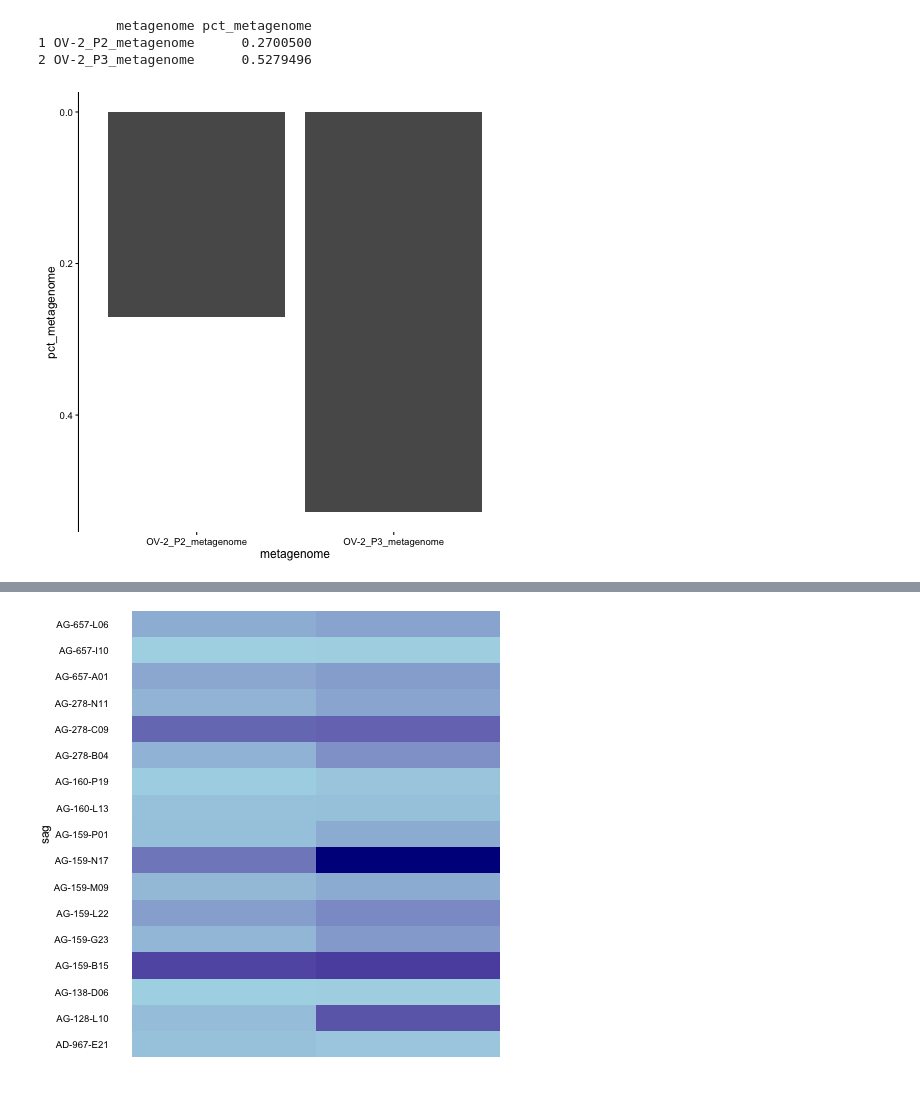
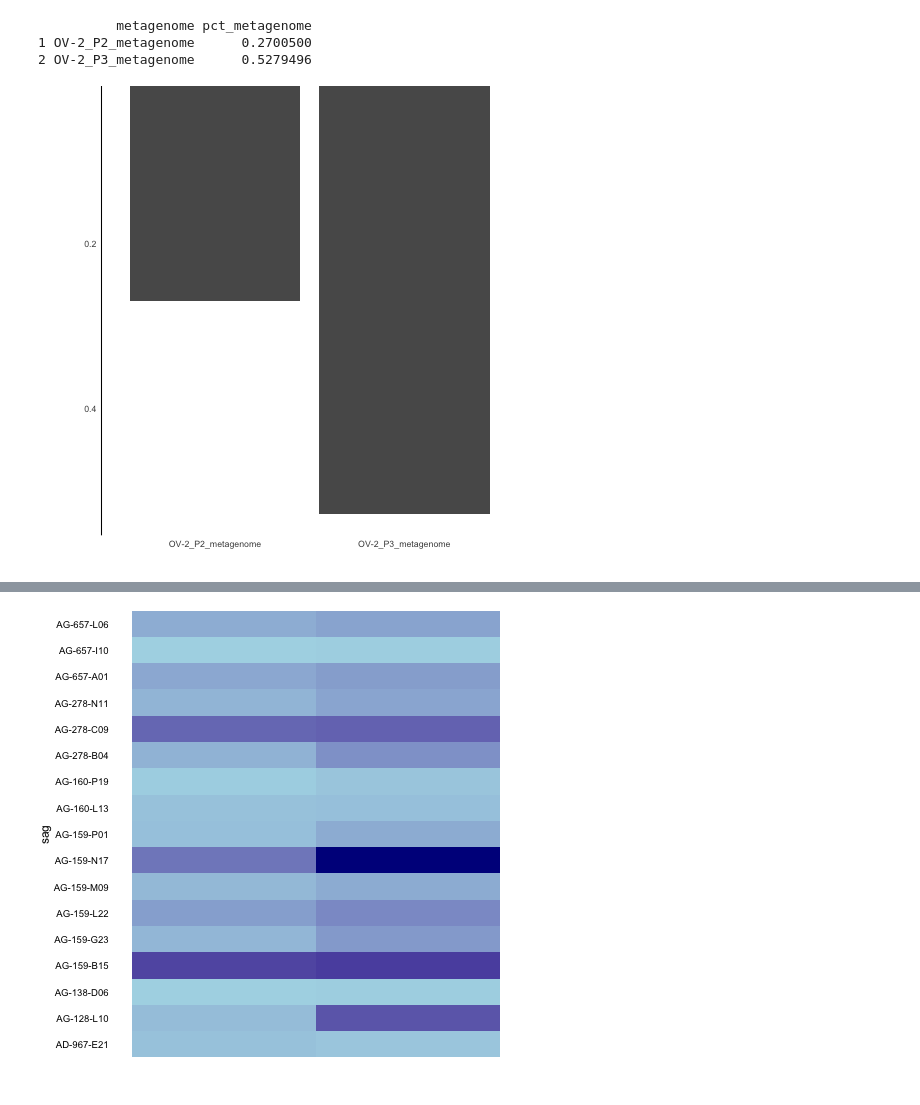
Before and after one commit to BigelowLab/sag-mg-recruit, a Jupyter notebook: notebooks/Plotting.ipynb, the cells around one changed output, grey strips where cells are left out. Cells and saved outputs as stored; diff of their text form; code cells hidden in the pictures.

```diff
--- a/notebooks/Plotting.ipynb
+++ b/notebooks/Plotting.ipynb
@@ -56,7 +60,7 @@ nrow(mg_summary)%>%print
 [1] 2
 # %%
 %%R
-total_bp <- pairs[,10] %>% unique %>% sum
+total_bp <- df %>% filter(sag != "concatenated_sags") %>% unique %>% sum
 print(total_bp)
 # %% [output]
 [1] 15856077
@@ -96,10 +100,18 @@ print(underplot)
 2 OV-2_P3_metagenome      0.5279496
 # %%
 %%R
-u <- underplot %>% ggplot(aes(metagenome, pct_metagenome)) + geom_bar(stat="identity") + theme_classic() + scale_y_reverse()
-plot(u + theme(axis.line.y = element_line(color="black")))
+u <- underplot %>% ggplot(aes(metagenome, pct_metagenome)) + geom_bar(stat="identity") +  scale_y_reverse()
+u <- u + theme(axis.line.y = element_line(color="black"))+ scale_x_discrete()
+punder <- u + labs(y="", x="") + theme(plot.margin=unit(c(-30,0,5,32), "pt"))
+punder <- punder + theme(panel.border = element_blank(),
+                         panel.grid.major = element_blank(),
+                         panel.grid.minor = element_blank(),
+                         panel.background = element_blank(),
+                         axis.ticks = element_blank(),
+                         axis.line.y = element_line(color="black"))
+plot(punder)
 # %% [output]
-[figure, old version]
+[figure, new version]
 # %%
 %%R
 total_mg_reads <- pairs[,8] %>% unique %>% sum
```
Also changed, not shown: parts of 34 cells of this notebook.
